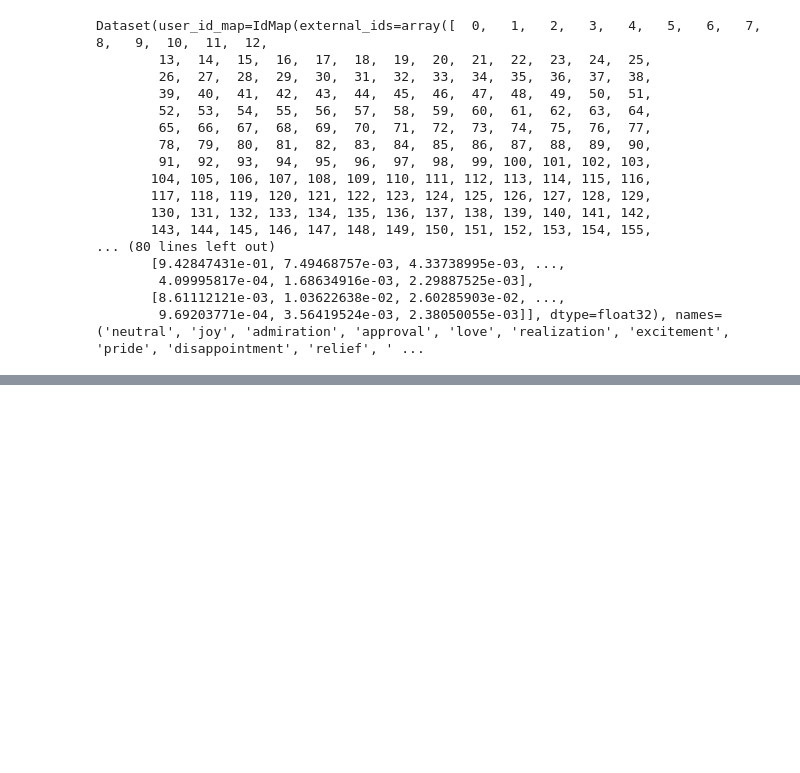
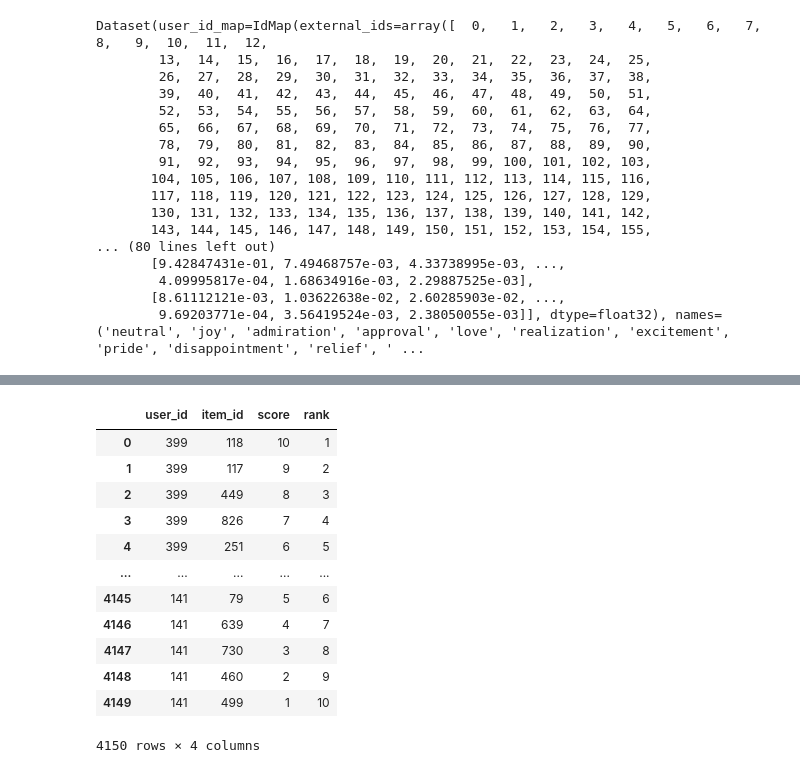
Before and after one commit to kilimanj4r0/quotes-recsys, a Jupyter notebook: notebooks/4.1-rectools-models.ipynb, the cells around one changed output, grey strips where cells are left out. Drawn from its saved outputs; the diff is of its cells as text; code cells hidden in the pictures; blank space fills up the shorter version.

```diff
--- a/notebooks/4.1-rectools-models.ipynb
+++ b/notebooks/4.1-rectools-models.ipynb
@@ -149,0 +249,28 @@ AttributeError: 'Dataset' object has no attribute 'from_dataset'
+# %%
+from rectools.models import RandomModel
+
+
+model_rnd = RandomModel()
+model_rnd.fit(rectools_ds_train)
+recos_rnd = model_rnd.recommend(
+    users=rectools_df_train[Columns.User].unique(),
+    dataset=rectools_ds_train,
+    k=10,
+    filter_viewed=True,
+)
+# %%
+recos_rnd
+# %% [output]
+|  | user_id | item_id | score | rank |
+| 0 | 399 | 118 | 10 | 1 |
+| 1 | 399 | 117 | 9 | 2 |
+| 2 | 399 | 449 | 8 | 3 |
+| 3 | 399 | 826 | 7 | 4 |
+| 4 | 399 | 251 | 6 | 5 |
+| ... | ... | ... | ... | ... |
+| 4145 | 141 | 79 | 5 | 6 |
+| 4146 | 141 | 639 | 4 | 7 |
+| 4147 | 141 | 730 | 3 | 8 |
+| 4148 | 141 | 460 | 2 | 9 |
+| 4149 | 141 | 499 | 1 | 10 |
+4150 rows × 4 columns
```
Also changed, not shown: parts of 19 cells of this notebook.
